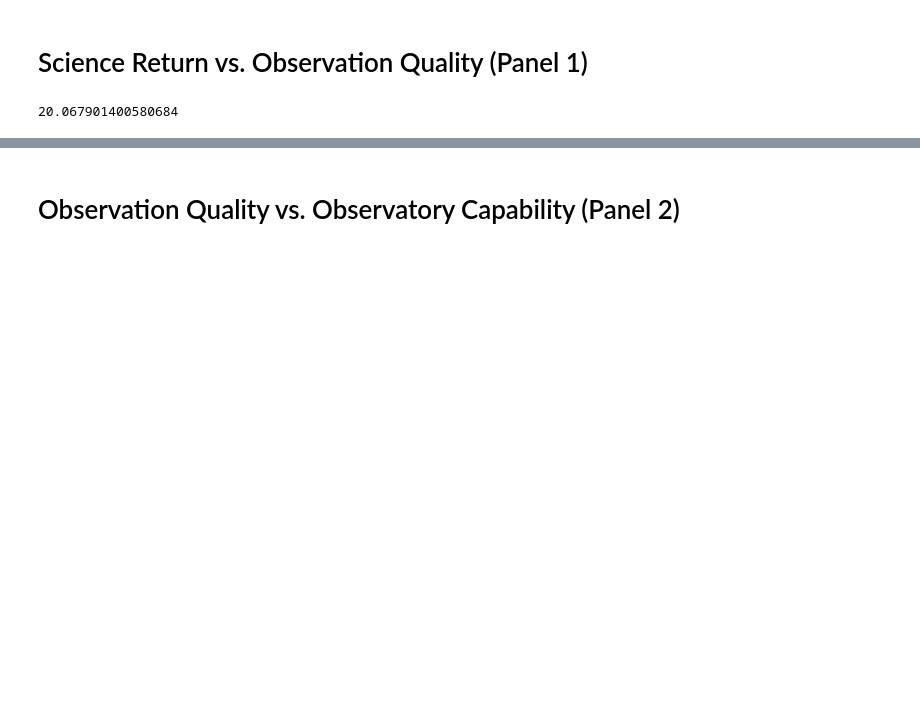
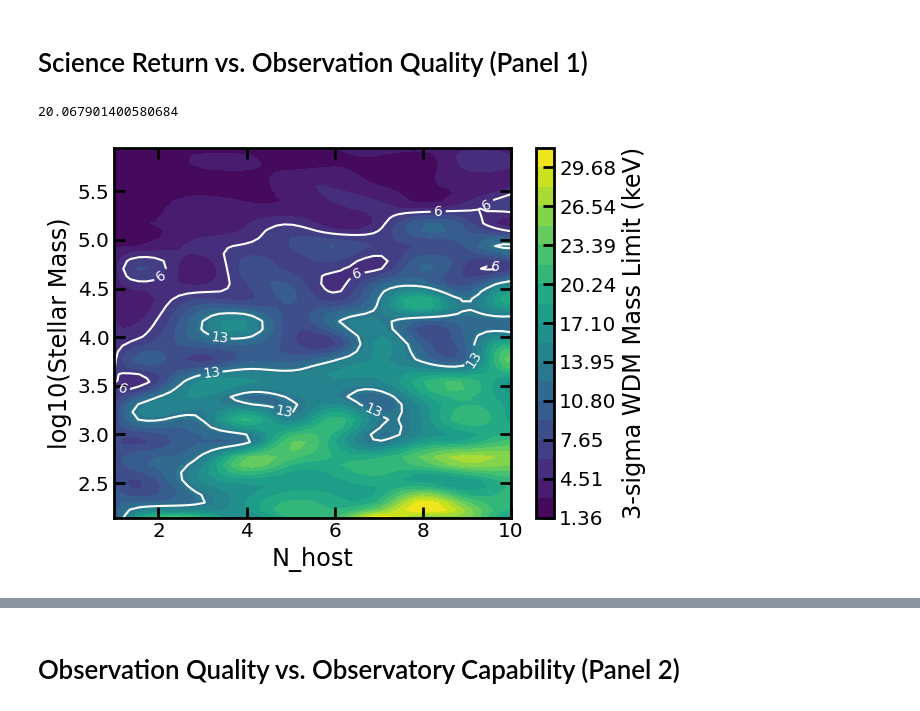
Before and after one commit to spacetelescope/hwo_disra_notebooks, a Jupyter notebook: dark_matter_dwarf_galaxy/DISRA_dwarf_galaxy.ipynb, the cells around one changed output, grey strips where cells are left out. Saved outputs shown, nothing was run; the diff lists cells and outputs as text; code cells hidden in the pictures; blank space fills up the shorter version.

```diff
--- a/dark_matter_dwarf_galaxy/DISRA_dwarf_galaxy.ipynb
+++ b/dark_matter_dwarf_galaxy/DISRA_dwarf_galaxy.ipynb
@@ -35,6 +35,9 @@ from bokeh.io import push_notebook, show, output_notebook
 from bokeh.plotting import figure
 from bokeh.layouts import column
 output_notebook()
+
+from hwo_disra.api.notebook_api import DisraNBApi
+api = DisraNBApi.get_instance()
 
 #Import numpy, syotools, and astropy.units
 import numpy as np
@@ -100,6 +127,37 @@ def get_wdm_mass_limit(log_Mstar, N_host):
     return interp_spline(log_Mstar, N_host)[0][0]
 # %% [output]
 20.067901400580684
+# %%
+# Reproduce SCDD 12 Figure 7
+# Create a grid of log_Mstar and N_host values and compute the WDM mass limit for each combination
+
+from hwo_disra.Types import Range, ScienceValue
+
+
+log_Mstar_range = np.linspace(2.14503, 5.94503, 100)  # log10 of stellar mass range
+N_host_range = np.arange(1, 11)  # N_host range from 1 to 10
+
+mass_limit_yield = api.yieldinator("wdm mass limit", yield_function=get_wdm_mass_limit,
+                                   variables={"log_Mstar": Range(min=2.14503, max=5.94503, units=u.keV),
+                                              "N_host": Range(min=1, max=10, units=int)},
+                                   thresholds={ScienceValue.ENHANCING: 6,
+                                               ScienceValue.ENABLING: 13})
+
+res = api.evaluate(mass_limit_yield, register=True)
+api.contour_plot_yield(
+    res,
+    x_key='N_host',
+    y_key='log_Mstar',
+    z_key='yield_result',
+    contour_levels=sorted(mass_limit_yield.thresholds().values()),
+    axis_labels={
+        'N_host': 'N_host',
+        'log_Mstar': 'log10(Stellar Mass)',
+        'yield_result': '3-sigma WDM Mass Limit (keV)',
+    },
+)
+# %% [output]
+[figure, added]
 # %%
 # Reproduce SCDD 12 Figure 7
 # Create a grid of log_Mstar and N_host values and compute the WDM mass limit for each combination
```
Also changed, not shown: parts of 17 cells of this notebook, 3 other files.
